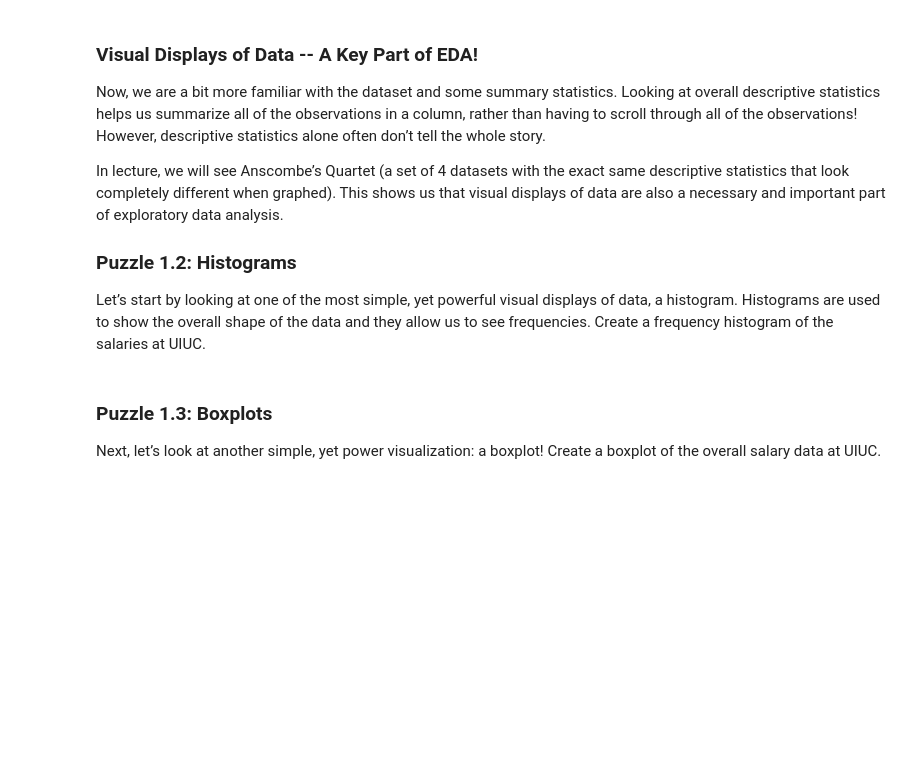
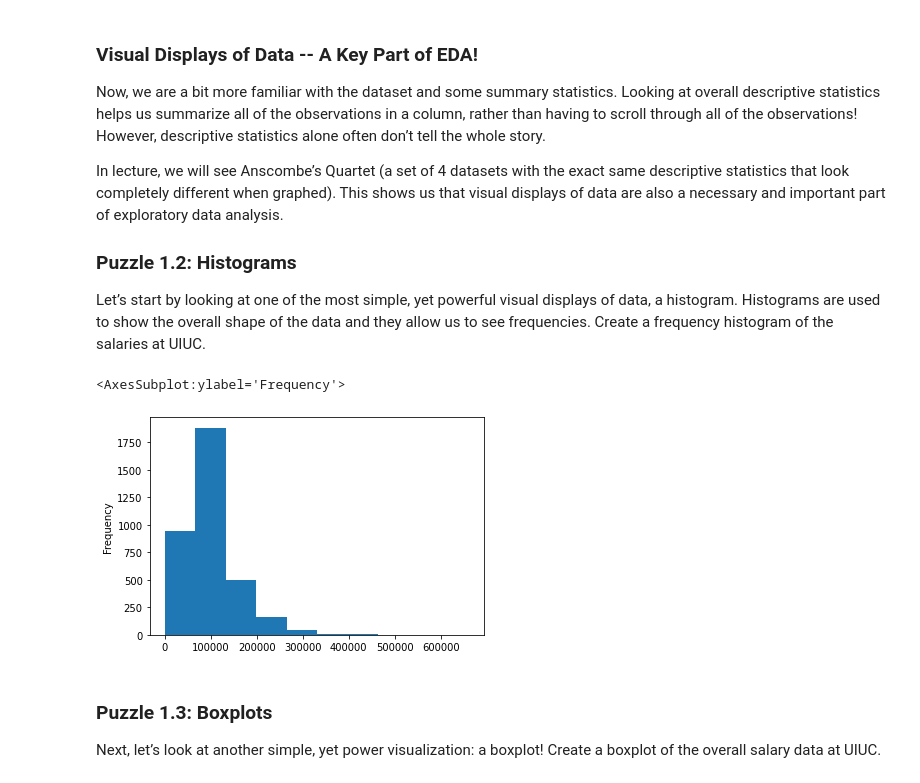
Before and after one commit to rgu6/Rachael-Gu, a Jupyter notebook: lab_plots/lab_plots.ipynb, the cells around one changed output. Cells and saved outputs as stored; diff of their text form; code cells hidden in the pictures; blank space fills up the shorter version.

```diff
--- a/lab_plots/lab_plots.ipynb
+++ b/lab_plots/lab_plots.ipynb
@@ -53,6 +53,8 @@ In the same directory as this notebook, find the dataset called `graybook.csv` t
 Look at the variable names, how many rows and columns there, and anything else you may notice!
 # %%
 #import the graybook.csv dataset below
+import pandas as pd
+df = pd.read_csv("graybook.csv")
 # %% [markdown]
 **❓ Individual Reflection and Group Discussion ❓**
 
@@ -125,6 +137,10 @@ In lecture, we will see Anscombe’s Quartet (a set of 4 datasets with the exact
 Let’s start by looking at one of the most simple, yet powerful visual displays of data, a histogram.  Histograms are used to show the overall shape of the data and they allow us to see frequencies.  Create a frequency histogram of the salaries at UIUC.
 # %%
 # create your histogram here
+df["Salary"].plot.hist()
+# %% [output]
+<AxesSubplot:ylabel='Frequency'>
+[figure, added]
 # %% [markdown]
 ### Puzzle 1.3: Boxplots
 
```
Also changed, not shown: parts of 26 cells of this notebook, 1 other file.
